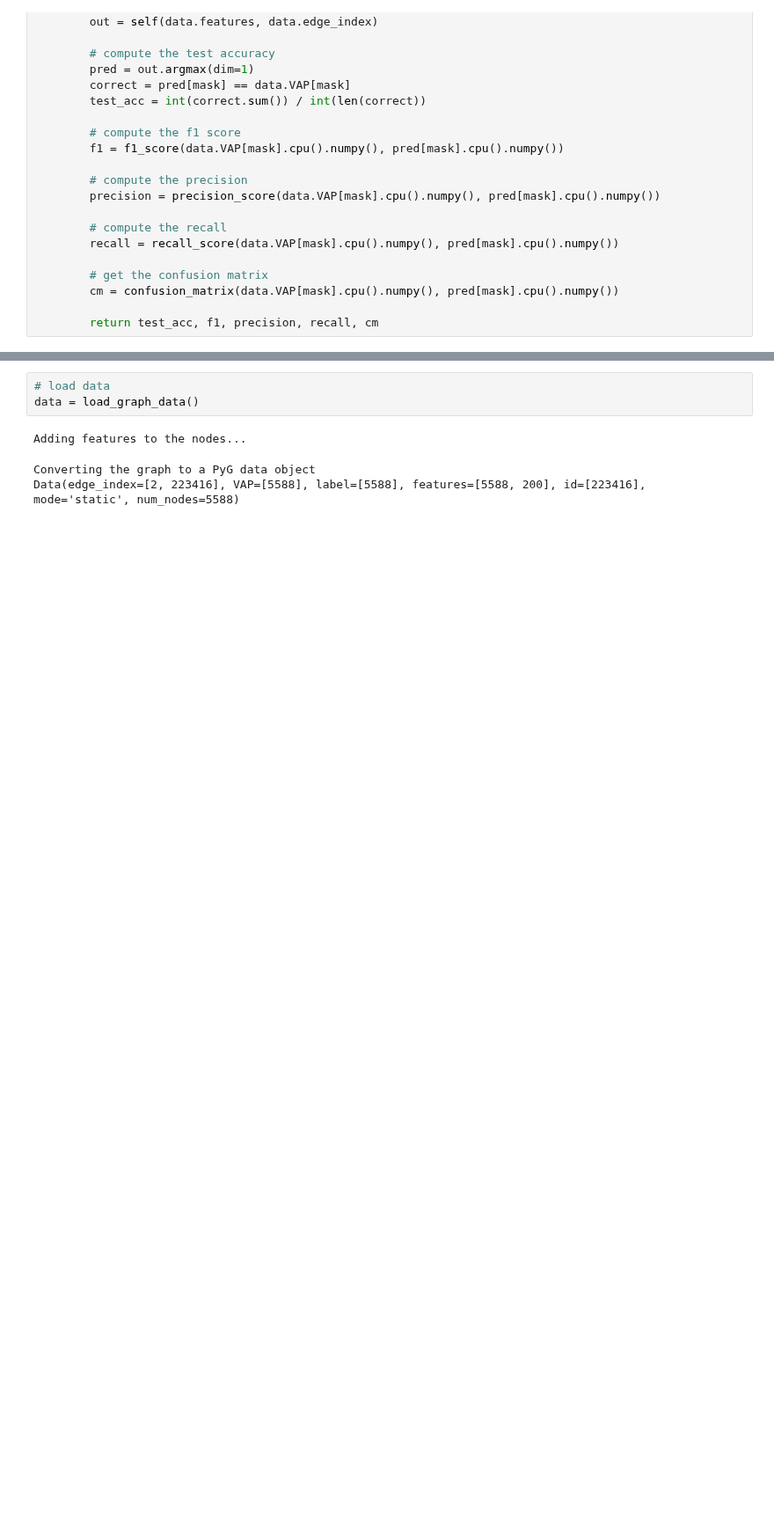
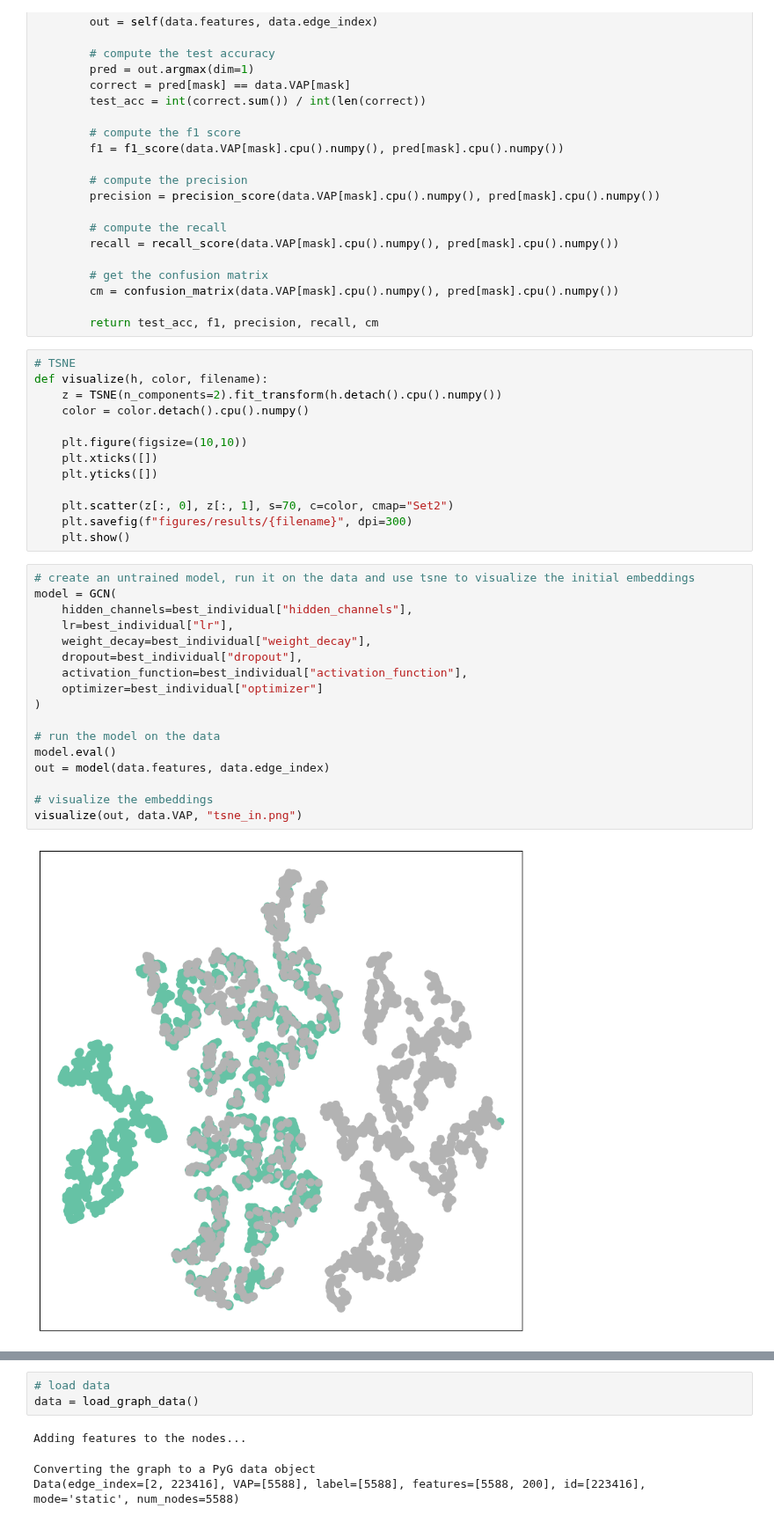
Before and after one commit to OmarAtyqy/VpaGCN, a Jupyter notebook: main.ipynb, the cells around one changed output, grey strips where cells are left out. Shown at 88% size. Saved outputs shown, nothing was run; the diff lists cells and outputs as text; blank space fills up the shorter version.

Commit message:
corrected e,mbedding visualization

```diff
--- a/main.ipynb
+++ b/main.ipynb
@@ -1541,6 +1541,38 @@ class GCN(torch.nn.Module):
         cm = confusion_matrix(data.VAP[mask].cpu().numpy(), pred[mask].cpu().numpy())
 
         return test_acc, f1, precision, recall, cm
+# %%
+# TSNE
+def visualize(h, color, filename):
+    z = TSNE(n_components=2).fit_transform(h.detach().cpu().numpy())
+    color = color.detach().cpu().numpy()
+
+    plt.figure(figsize=(10,10))
+    plt.xticks([])
+    plt.yticks([])
+
+    plt.scatter(z[:, 0], z[:, 1], s=70, c=color, cmap="Set2")
+    plt.savefig(f"figures/results/{filename}", dpi=300)
+    plt.show()
+# %%
+# create an untrained model, run it on the data and use tsne to visualize the initial embeddings
+model = GCN(
+    hidden_channels=best_individual["hidden_channels"],
+    lr=best_individual["lr"],
+    weight_decay=best_individual["weight_decay"],
+    dropout=best_individual["dropout"],
+    activation_function=best_individual["activation_function"],
+    optimizer=best_individual["optimizer"]
+)
+
+# run the model on the data
+model.eval()
+out = model(data.features, data.edge_index)
+
+# visualize the embeddings
+visualize(out, data.VAP, "tsne_in.png")
+# %% [output]
+[figure, added]
 # %%
 # load the best individual from the pickle file
 with open("models/best_individual.pkl", "rb") as f:
```
Also changed, not shown: parts of 7 cells of this notebook.
